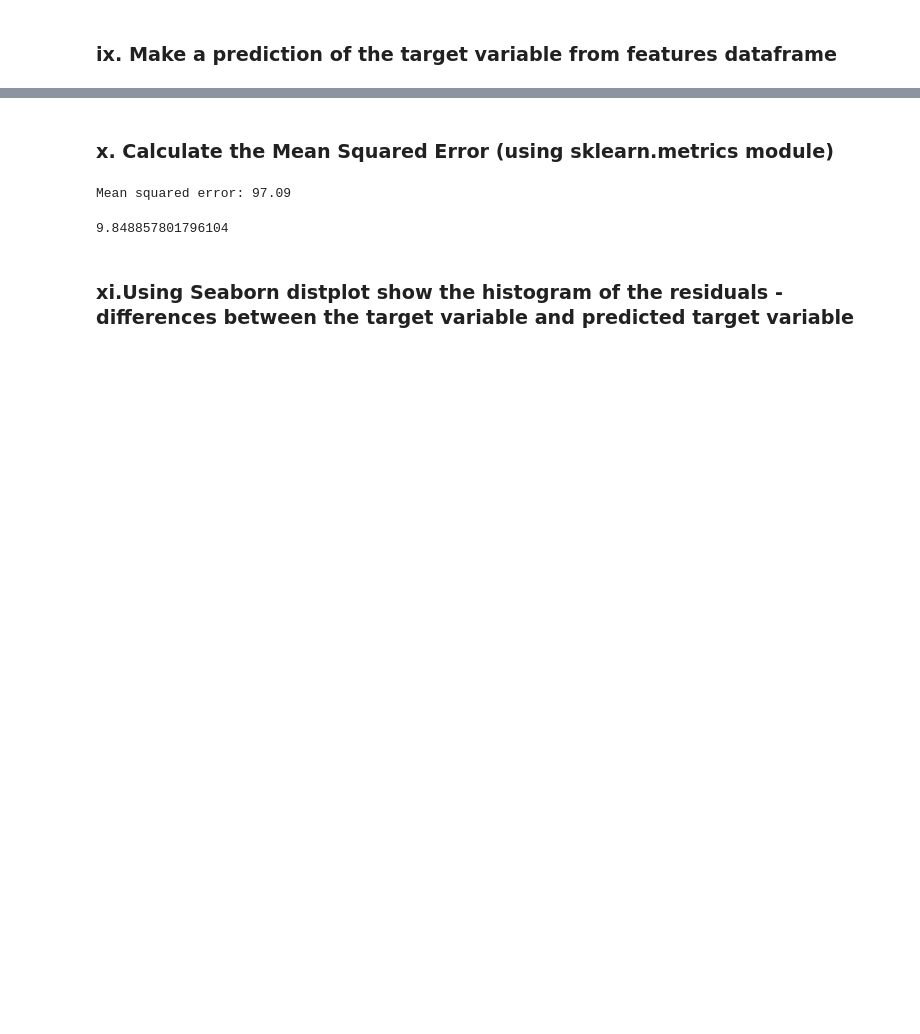
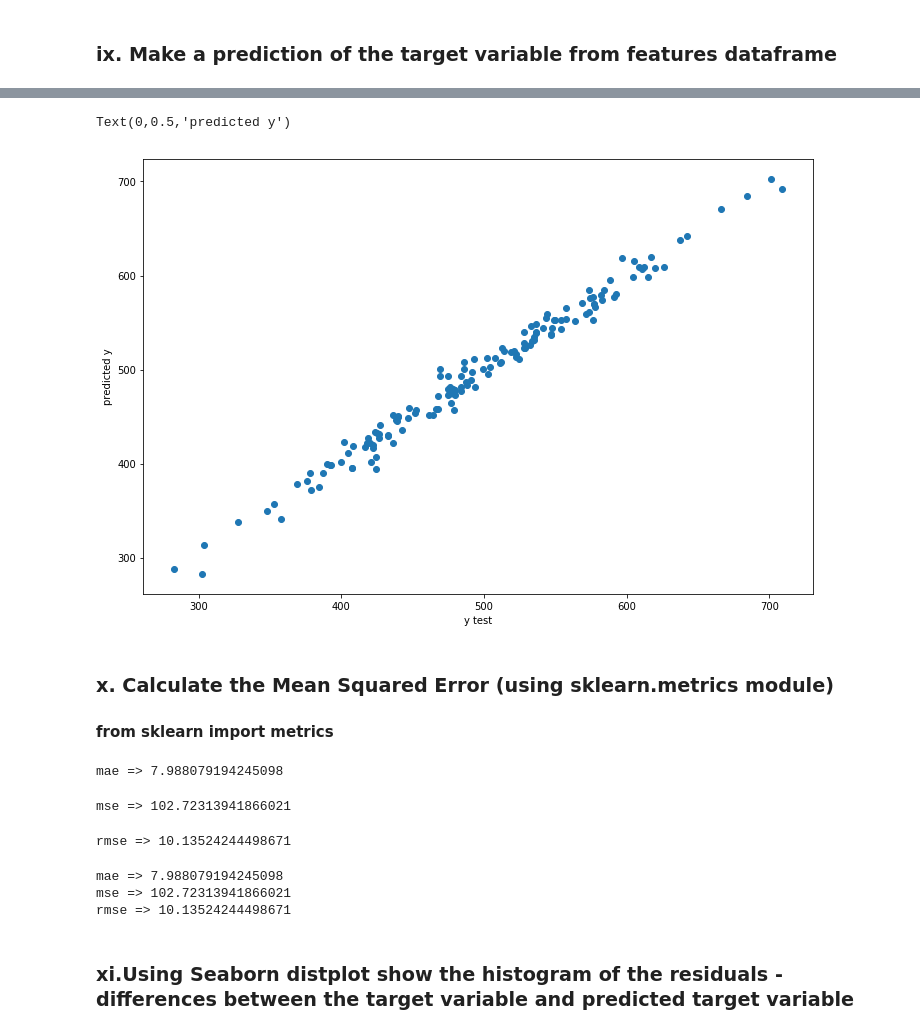
Before and after one commit to keitheck/data-science, a Jupyter notebook: class-08-regression/Regression.ipynb, the cells around one changed output, grey strips where cells are left out. Drawn from its saved outputs; the diff is of its cells as text; code cells hidden in the pictures; blank space fills up the shorter version.

Commit message:
regression complete

```diff
--- a/class-08-regression/Regression.ipynb
+++ b/class-08-regression/Regression.ipynb
@@ -112,5 +128,3 @@ y_train.head()
-# %%
-x_train, x_test = train_test_split(numerical_features, test_size=0.3, random_state=123)
 # %%
 x_test.head()
 # %% [output]
@@ -124,0 +150,6 @@ x_test.head()
+# %%
+# create an instance of LinearRegression() model named lm.
+lm = LinearRegression()
+# %%
+# train  and fit the training data
+lm.fit(x_train,y_train)
@@ -160,0 +176,3 @@ plt.plot(y_train, y_pred, "b.")
+# %%
+model_predictions = lm.predict( x_test)
+model_predictions
@@ -161,15 +199,40 @@ plt.plot(y_train, y_pred, "b.")
+# %%
+plt.scatter(y_test,model_predictions)
+plt.xlabel('y test')
+plt.ylabel('predicted y')
+# %% [output]
+Text(0,0.5,'predicted y')
+[figure, added]
 # %% [markdown]
 ### x. Calculate the Mean Squared Error (using sklearn.metrics module)
+#### from sklearn import metrics
 # %%
-mse = mean_squared_error(y_train, y_pred)
-print("Mean squared error: %.2F" % mse)
+#mse = mean_squared_error(y_train, y_pred)
+#print("Mean squared error: %.2F" % mse)
+# above does not work
-# %% [output]
-Mean squared error: 97.09
-# %%
-mse_int = int(mse)
-np.sqrt(float(mse_int))
-# %% [output]
-9.848857801796104
+# %%
+mae_skl = metrics.mean_absolute_error(y_test,model_predictions)
+print('mae => {}'.format(mae_skl))
+# %% [output]
+mae => 7.988079194245098
+# %%
+mse_skl = metrics.mean_squared_error(y_test,model_predictions)
+print('mse => {}'.format(mse_skl))
+# %% [output]
+mse => 102.72313941866021
+# %%
+rmse_skl = np.sqrt(metrics.mean_squared_error(y_test,model_predictions))
+print('rmse => {}'.format(rmse_skl))
+# %% [output]
+rmse => 10.13524244498671
+# %%
+print('mae => {}'.format(mae_skl))
+print('mse => {}'.format(mse_skl))
+print('rmse => {}'.format(rmse_skl))
+# %% [output]
+mae => 7.988079194245098
+mse => 102.72313941866021
+rmse => 10.13524244498671
 # %% [markdown]
 ### xi.Using Seaborn distplot show the histogram of the residuals - differences between the target variable and predicted target variable
 # %%
```
Also changed, not shown: parts of 32 cells of this notebook, 1 other file.
